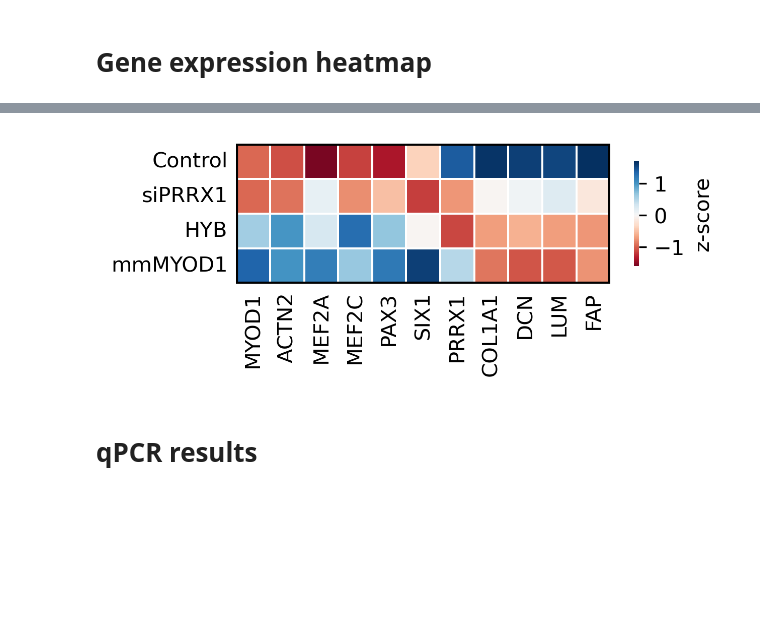
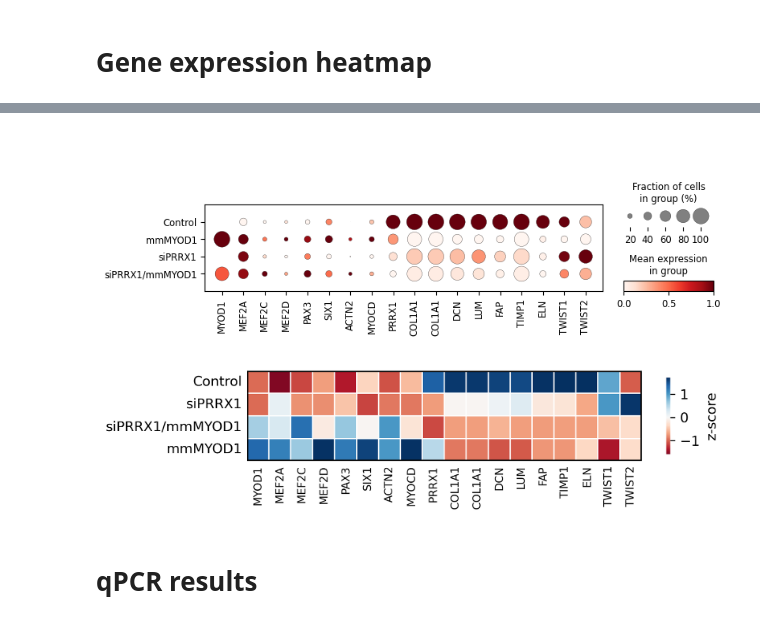
Before and after one commit to jrcwycy/hybrid_reprogramming, a Jupyter notebook: notebooks/anndatas/pretty_plots.ipynb, the cells around one changed output, grey strips where cells are left out. Drawn from its saved outputs; the diff is of its cells as text; code cells hidden in the pictures; blank space fills up the shorter version.

```diff
--- a/notebooks/anndatas/pretty_plots.ipynb
+++ b/notebooks/anndatas/pretty_plots.ipynb
@@ -244,0 +261,9 @@ plt.show()
+# %%
+colors = [
+    'silver', # (control)
+    '#F5A35B', # orange (mmMYOD1)
+    '#9B5CA6', # purple (siPRRX1)
+    '#9ECAE1', # blue (HYB)
+]
+
+adata.uns['pooled_condition_colors'] = colors
@@ -816,0 +860,21 @@ normalizing counts per cell
+# %%
+genes_of_interest = [
+    # 'MYOD1', 'ACTN2', 'MEF2A', 'MEF2C', 'PAX3', 'SIX1', 'DOCK5', 'SHOX',
+    # 'PRRX1', 'COL1A1', 'COL1A1', 'DCN', 'LUM', 'FAP', 'TIMP1', 'ELN', 'TWIST1', 'TWIST2',
+    'MYOD1', 'MEF2A', 'MEF2C', 'MEF2D', 'PAX3', 'SIX1', 'ACTN2', 'MYOCD',
+    'PRRX1', 'COL1A1', 'COL1A1', 'DCN', 'LUM', 'FAP', 'TIMP1', 'ELN', 'TWIST1', 'TWIST2',
+
+]
+
+cond_order = ['Control', 'siPRRX1', 'siPRRX1/mmMYOD1', 'mmMYOD1']
+
+
+gdata = gdata[cond_order, genes_of_interest].copy()
+print(gdata.shape)
+
+df = gdata.to_df()
+
+# compute gene-wise z-score
+df_z = df.apply(scipy.stats.zscore, axis=0)
+
+df_z.head()
@@ -817,33 +888,66 @@ normalizing counts per cell
+# %%
+# genes_of_interest = [
+#     'MYOD1', 'ACTN2', 'MEF2A', 'MEF2C', 'MEF2D', 'PAX3', 'PAX7', 'SIX1', 'MYOCD',
+#     'EP300', 'CREBBP', 'SMARCA4', 'BRG1', 'HDAC4', 'HDAC5', 'EZH2', 'SP1', 'TGFB1', 'SMAD3', 'KAT2B', 'TEAD4',
+
+#     'PRRX1', 'COL1A1', 'COL1A1', 'DCN', 'LUM', 'FAP', 'TIMP1', 'ELN', 'TWIST1', 'TWIST2',
+# ]
+
+genes_of_interest = [
+    # Myogenesis/skeletal muscle
+    'MYOD1', 'MEF2A', 'MEF2C', 'MEF2D', 'PAX3', 'SIX1', 'ACTN2', 'MYOCD',
+    # Important for myogenic reprogramming
+    # 'EGR1', 'JUNB', 'FOS',
+    # Fibroblast
+    'PRRX1', 'COL1A1', 'COL1A1', 'DCN', 'LUM', 'FAP', 'TIMP1', 'ELN', 'TWIST1', 'TWIST2',
+]
+
+
+genes_to_plot = [g for g in genes_of_interest if g in adata.var_names]
+
+sc.pl.dotplot(
+    adata,
+    groupby='pooled_condition',
+    var_names=genes_to_plot,
+    standard_scale='var',
+)
+# %% [output]
+[figure, added]
 # %%
 plt.rcParams['figure.dpi'] = 300
-plt.rcParams['figure.figsize'] = 4, 1.2
+plt.rcParams['figure.figsize'] = 6.5, 1.2
 
 fig, ax = plt.subplots()
 
 sns.heatmap(
     df_z,
     cmap='RdBu',
     center=0,
     lw=0.5,
     linecolor='white',
-    cbar_kws={'label':'z-score', 'shrink': 0.75, 'pad': 0.05},
+    cbar_kws={'label':'z-score', 'shrink': 0.85, 'pad': 0.05},
     ax=ax,
 )
 
 plt.xlabel("")
-ax.tick_params(axis='both', bottom=False, left=False, pad=0.5)
+ax.tick_params(axis='both', bottom=False, left=False, pad=0.05)
+
+n_rows, n_cols = df_z.shape
+ax.set_xticks(np.arange(n_cols) + 0.5)
+ax.set_xticklabels(df_z.columns, rotation=90, fontsize=8)
+
 
 # Add black box around matrix
 n_rows, n_cols = df_z.shape
 rect = patches.Rectangle(
     (0, 0), n_cols, n_rows,
     linewidth=2, edgecolor='black', facecolor='none', zorder=10
 )
 ax.add_patch(rect)
 
 plt.show()
 # %% [output]
-[figure, old version]
+[figure, new version]
 # %% [markdown]
 # qPCR results
 # %%
```
Also changed, not shown: parts of 8 cells of this notebook, 6 other files.
